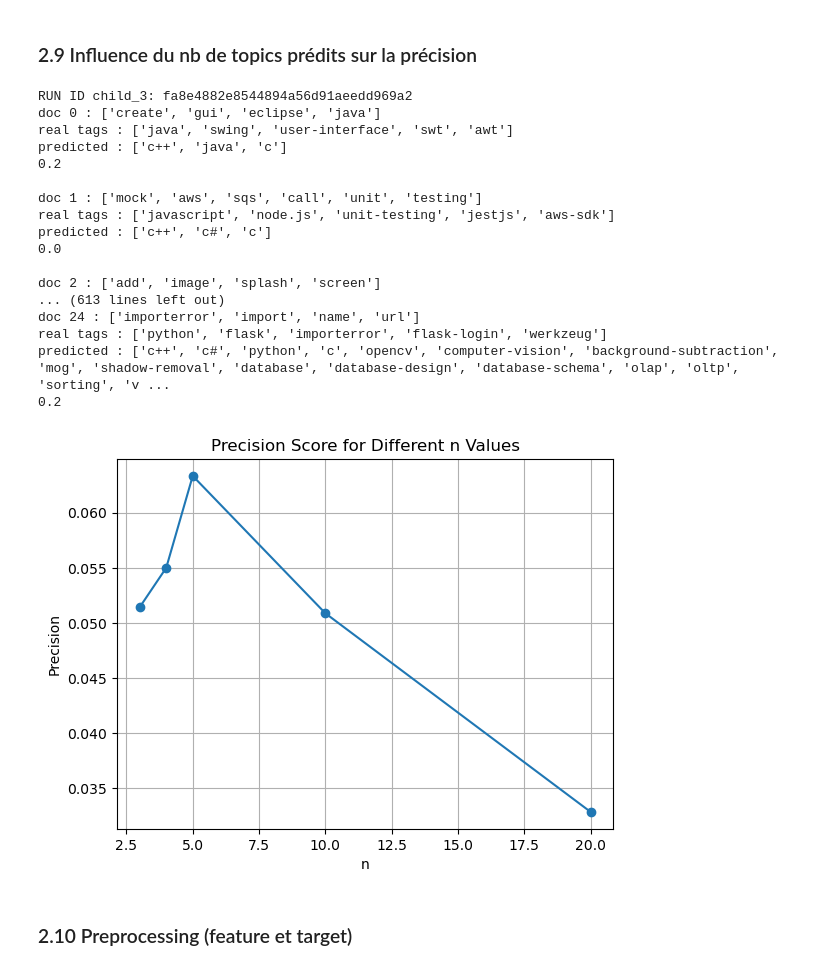
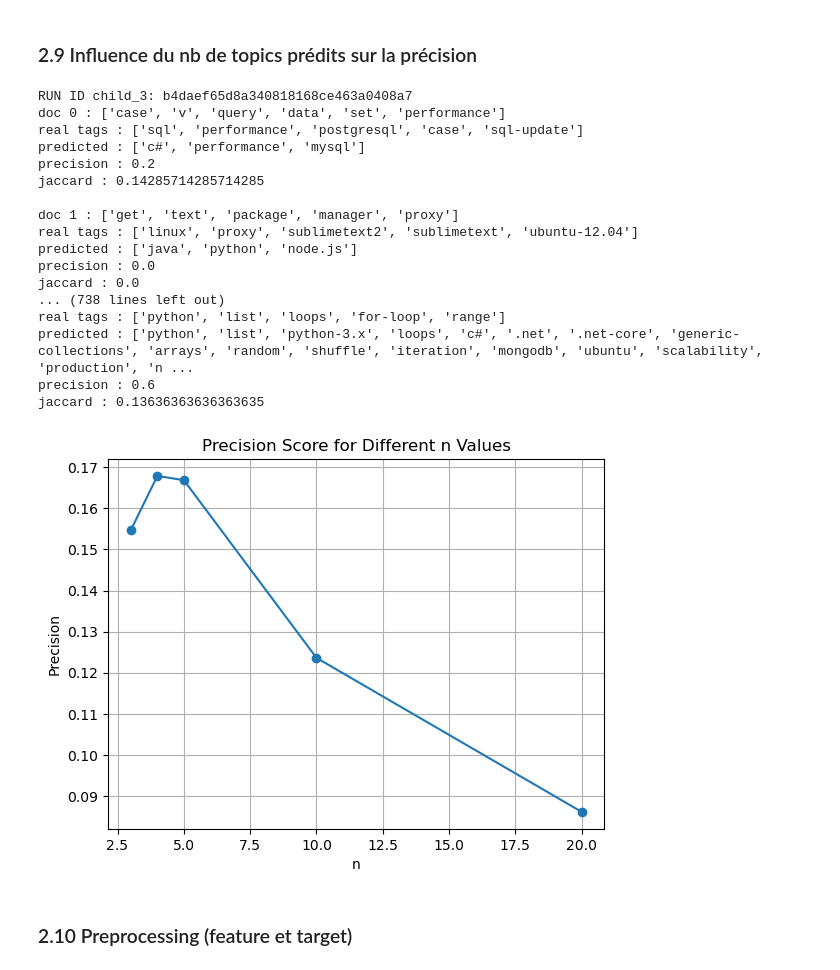
Before and after one commit to Kiwinokoto/ML_student, a Jupyter notebook: 1_4_notebooks/Oudelet_Kevin_4_1_notebook_approche_supervisée_classique_271123.ipynb, the cells around one changed output. Drawn from its saved outputs; the diff is of its cells as text; code cells hidden in the pictures.

Commit message:
ok les scores semblent coherents. enfin !

```diff
--- a/1_4_notebooks/Oudelet_Kevin_4_1_notebook_approche_supervisée_classique_271123.ipynb
+++ b/1_4_notebooks/Oudelet_Kevin_4_1_notebook_approche_supervisée_classique_271123.ipynb
@@ -327,7 +327,7 @@ feature = 'title_nltk'
 ### 1.4 Checkpoint : sample + ttsplit
 # %%
 # pour parcourir rapidement la premiere partie du ntbk
-quick_df = raw_data[::100]
+quick_df = raw_data[::20]
 
 train_df, test_df = train_test_split(quick_df, test_size=0.1, random_state=42)
 
@@ -729,7 +730,8 @@ custom_jacc_scorer = make_scorer(jaccard_score, greater_is_better=True)
 
 
 def predict_tags_using_knn(train_df=train_df, feature=feature, target='all_tags', test_df=test_df, k=5,
-                           n=5, scorer=precision_score):
+                           n=5):
+
     # 1 PREPROCESSING
     documents = train_df[feature].tolist()
     gensim_dictionary = Dictionary(documents)
@@ -778,19 +780,28 @@ def predict_tags_using_knn(train_df=train_df, feature=feature, target='all_tags'
         # 5 tags/question en moyenne mais on peut suggérer +
         predictions.append(predicted_tags)
         print(f'predicted : {predicted_tags}')
-        print(precision_topics(test_df[target][i], predicted_tags), '\n')
+        print(f'precision : {precision_topics(test_df[target][i], predicted_tags)}')
+        print(f'jaccard : {jaccard_similarity(test_df[target][i], predicted_tags)}', '\n')
 
     true_tags = [tags for tags in test_df[target][min_range:max_range]]
 
-    # mean_precision = precision_score(true_tags, predictions)
-    mean_precision = scorer(true_tags, predictions)
+    # eval
+    scorer = precision_score
+    precision = scorer(true_tags, predictions)
 
-    return mean_precision
+    scorer = jaccard_score
+    jaccard = scorer(true_tags, predictions)
+
+    return precision, jaccard
 
 
-jaccard_moyen = predict_tags_using_knn(scorer=jaccard_score)
+precision, jaccard = predict_tags_using_knn()
 
-print(f'jaccard moyen = {jaccard_moyen}')
+print(f'Precision = {precision}')
+print(f'Jaccard similarity = {jaccard}')
+
+
+# OK
 # 0.34 de precision pour 5 voisins ?? c enorme !
 # <=> jaccard 0.15 (/body), 0.11(title)
 # %% [output]
@@ -839,9 +850,10 @@ with mlflow.start_run(run_name="testing", experiment_id=experiment_id) as run:
     }
     mlflow.log_params(parameters)
 
-    jaccard_moyen = predict_tags_using_knn(k=10, scorer=jaccard_score)
+    precision_moyenne, jaccard_moyen = predict_tags_using_knn(k=10)
 
     metrics = {
+            "precision": precision_moyenne,
             "jaccard": jaccard_moyen
         }
 
@@ -897,9 +909,10 @@ with mlflow.start_run(run_name="k_opti_small_values", experiment_id=experiment_i
             }
             mlflow.log_params(parameters)
 
-            jaccard_moyen = predict_tags_using_knn(k=k, scorer=jaccard_score)
+            precision_moyenne, jaccard_moyen = predict_tags_using_knn(k=k)
 
             metrics = {
+                "precision": precision_moyenne,
                 "jaccard": jaccard_moyen
             }
             # multiple metrics
@@ -965,52 +978,53 @@ with mlflow.start_run(run_name="tags_opti", experiment_id=experiment_id) as pare
             }
             mlflow.log_params(parameters)
 
-            jaccard_moyen = predict_tags_using_knn(k=13, n=n, scorer=jaccard_score)
+            precision_moyenne, jaccard_moyen = predict_tags_using_knn(k=13, n=n)
 
             metrics = {
+                "precision": precision_moyenne,
                 "jaccard": jaccard_moyen
             }
 
             # multiple metrics
             mlflow.log_metrics(metrics)
 
             precision.append((n, jaccard_moyen))
 
     jaccard_moyen = [item[1] for item in precision]
 
     # Plot precision scores against k values
     plt.plot(nb_tags, jaccard_moyen, marker='o')
     plt.xlabel('n')
     plt.ylabel('Precision')
     plt.title('Precision Score for Different n Values')
     plt.grid(True)
 
     # Save the plot
     plt.savefig("./artifacts/jaccard_plot_3_4_tags.png")
     # Log the saved figure using MLflow
     mlflow.log_artifact("./artifacts/jaccard_plot_3_4_tags.png")
 
     # Show the plot (optional)
     plt.show()
 # %% [output]
-RUN ID child_3: fa8e4882e8544894a56d91aeedd969a2
-doc 0 : ['create', 'gui', 'eclipse', 'java']
-real tags : ['java', 'swing', 'user-interface', 'swt', 'awt']
-predicted : ['c++', 'java', 'c']
-0.2
+RUN ID child_3: b4daef65d8a340818168ce463a0408a7
+doc 0 : ['case', 'v', 'query', 'data', 'set', 'performance']
+real tags : ['sql', 'performance', 'postgresql', 'case', 'sql-update']
+predicted : ['c#', 'performance', 'mysql']
+precision : 0.2
+jaccard : 0.14285714285714285
 
-doc 1 : ['mock', 'aws', 'sqs', 'call', 'unit', 'testing']
-real tags : ['javascript', 'node.js', 'unit-testing', 'jestjs', 'aws-sdk']
-predicted : ['c++', 'c#', 'c']
-0.0
-
-doc 2 : ['add', 'image', 'splash', 'screen']
-... (613 lines left out)
-doc 24 : ['importerror', 'import', 'name', 'url']
-real tags : ['python', 'flask', 'importerror', 'flask-login', 'werkzeug']
-predicted : ['c++', 'c#', 'python', 'c', 'opencv', 'computer-vision', 'background-subtraction', 'mog', 'shadow-removal', 'database', 'database-design', 'database-schema', 'olap', 'oltp', 'sorting', 'v ...
-0.2
+doc 1 : ['get', 'text', 'package', 'manager', 'proxy']
+real tags : ['linux', 'proxy', 'sublimetext2', 'sublimetext', 'ubuntu-12.04']
+predicted : ['java', 'python', 'node.js']
+precision : 0.0
+jaccard : 0.0
+... (738 lines left out)
+real tags : ['python', 'list', 'loops', 'for-loop', 'range']
+predicted : ['python', 'list', 'python-3.x', 'loops', 'c#', '.net', '.net-core', 'generic-collections', 'arrays', 'random', 'shuffle', 'iteration', 'mongodb', 'ubuntu', 'scalability', 'production', 'n ...
+precision : 0.6
+jaccard : 0.13636363636363635
-[figure, old version]
+[figure, new version]
 # %% [markdown]
 ### 2.10 Preprocessing (feature et target)
 # %%
```
Also changed, not shown: parts of 21 cells of this notebook, 12 other files.
